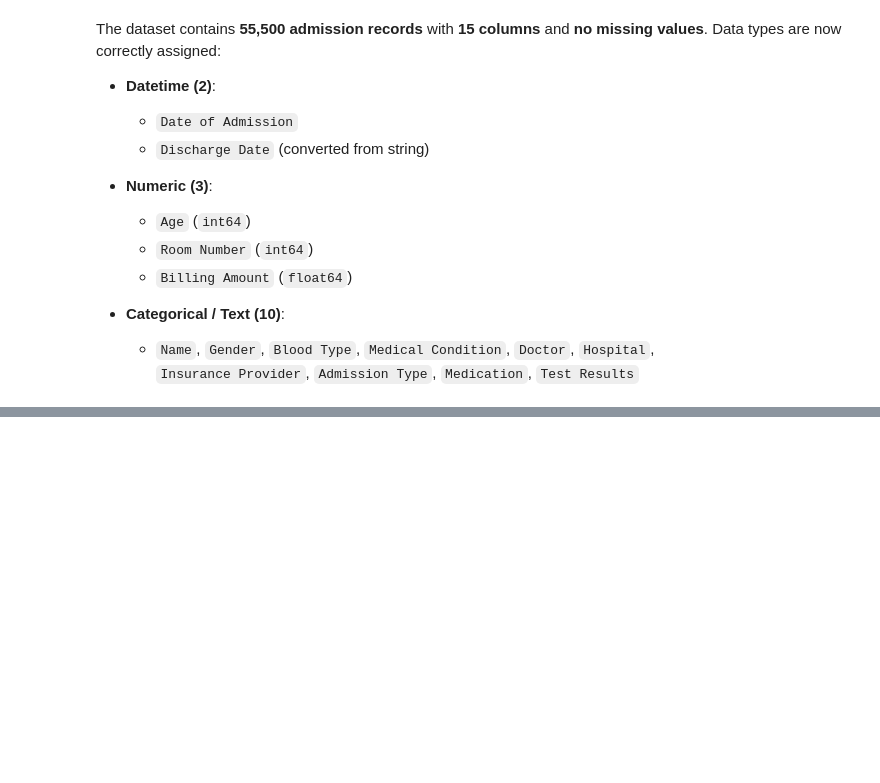
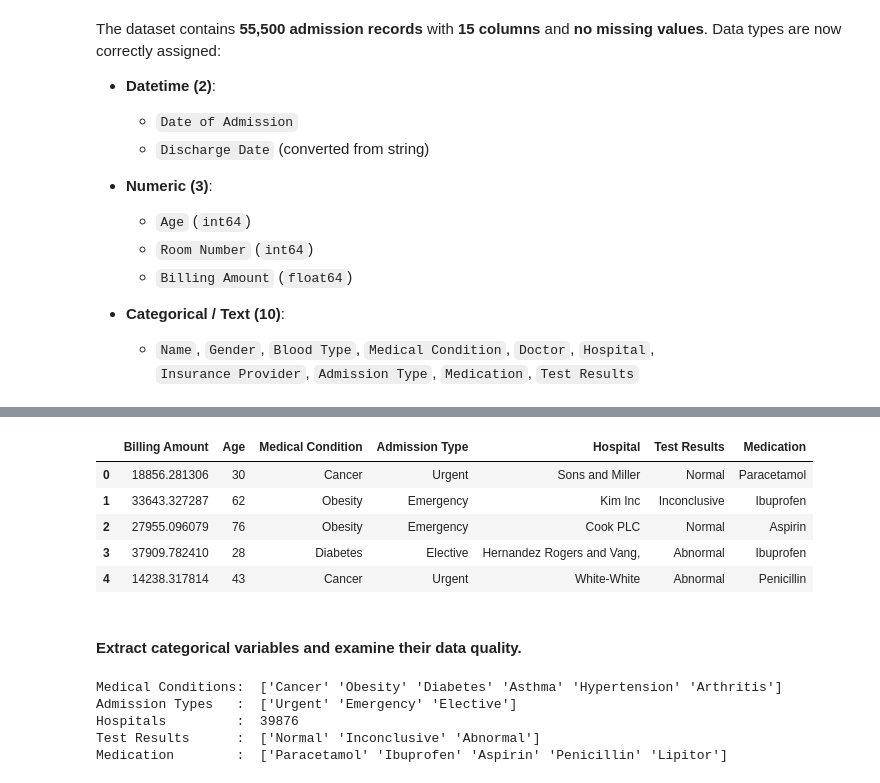
Before and after one commit to Rooney-tech/Machine-Learning, a Jupyter notebook: Linear regression/Notebooks/Linear Regression Analaysis 2- Predicting Patient Bill.ipynb, the cells around one changed output, grey strips where cells are left out. Saved outputs shown, nothing was run; the diff lists cells and outputs as text; code cells hidden in the pictures; blank space fills up the shorter version.

```diff
--- a/Linear regression/Notebooks/Linear Regression Analaysis 2- Predicting Patient Bill.ipynb
+++ b/Linear regression/Notebooks/Linear Regression Analaysis 2- Predicting Patient Bill.ipynb
@@ -142,0 +162,26 @@ The dataset contains **55,500 admission records** with **15 columns** and **no m
+# %%
+# Drop columns
+cols = ['Billing Amount','Age','Medical Condition','Admission Type','Hospital','Test Results','Medication']
+admissions = hosp_admisn[cols]
+admissions.head()
+# %% [output]
+|  | Billing Amount | Age | Medical Condition | Admission Type | Hospital | Test Results | Medication |
+| 0 | 18856.281306 | 30 | Cancer | Urgent | Sons and Miller | Normal | Paracetamol |
+| 1 | 33643.327287 | 62 | Obesity | Emergency | Kim Inc | Inconclusive | Ibuprofen |
+| 2 | 27955.096079 | 76 | Obesity | Emergency | Cook PLC | Normal | Aspirin |
+| 3 | 37909.782410 | 28 | Diabetes | Elective | Hernandez Rogers and Vang, | Abnormal | Ibuprofen |
+| 4 | 14238.317814 | 43 | Cancer | Urgent | White-White | Abnormal | Penicillin |
+# %% [markdown]
+####  Extract categorical variables and examine their data quality.
+# %%
+print('Medical Conditions: ', admissions['Medical Condition'].unique())
+print('Admission Types   : ', admissions['Admission Type'].unique())
+print('Hospitals         : ', len(admissions['Hospital'].unique()))
+print('Test Results      : ', admissions['Test Results'].unique())
+print('Medication        : ', admissions['Medication'].unique())
+# %% [output]
+Medical Conditions:  ['Cancer' 'Obesity' 'Diabetes' 'Asthma' 'Hypertension' 'Arthritis']
+Admission Types   :  ['Urgent' 'Emergency' 'Elective']
+Hospitals         :  39876
+Test Results      :  ['Normal' 'Inconclusive' 'Abnormal']
+Medication        :  ['Paracetamol' 'Ibuprofen' 'Aspirin' 'Penicillin' 'Lipitor']
```
Also changed, not shown: parts of 7 cells of this notebook.
